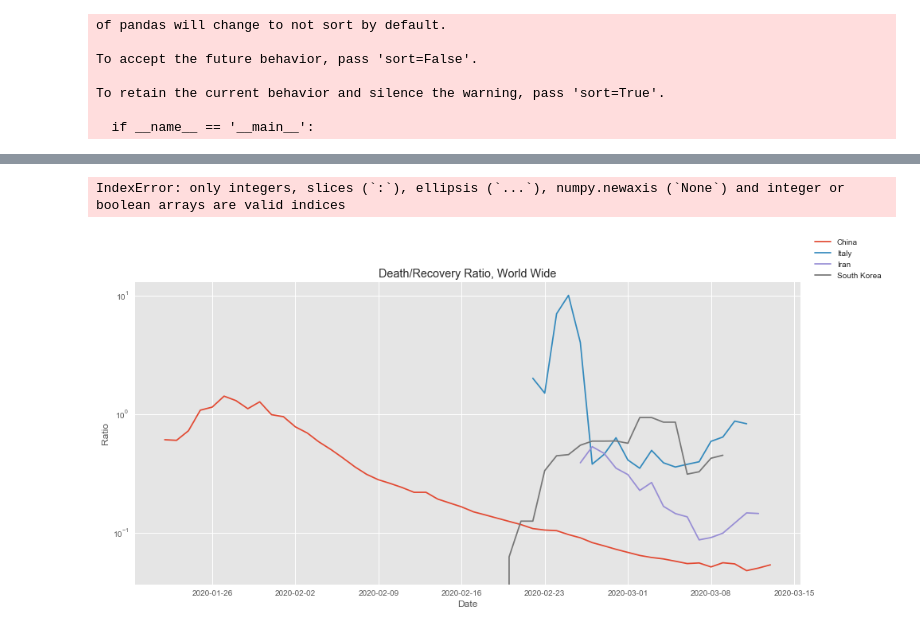
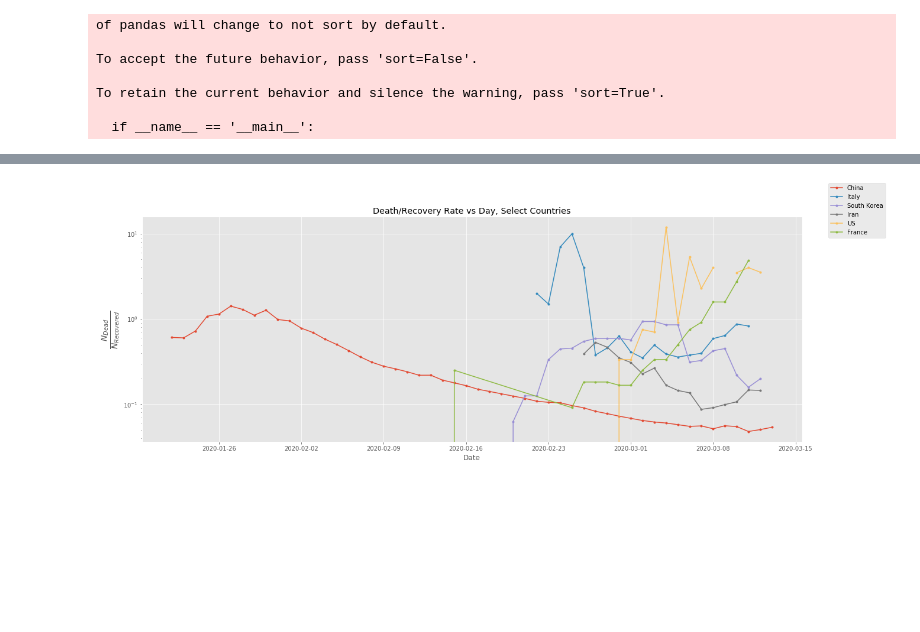
Before and after one commit to mattmendoza/COVID-19, a Jupyter notebook: DataExploration.ipynb, the cells around one changed output, grey strips where cells are left out. Saved outputs shown, nothing was run; the diff lists cells and outputs as text; code cells hidden in the pictures; blank space fills up the shorter version.

```diff
--- a/DataExploration.ipynb
+++ b/DataExploration.ipynb
@@ -1,10 +1,11 @@
 # %%
 import pandas as pd
 import numpy as np
-import glob, os
+import glob, os, matplotlib
 from matplotlib import pyplot as plt
+from scipy.interpolate import make_interp_spline, BSpline
 
-plt.style.use('ggplot')
+plt.style.use('seaborn-colorblind')
 # %%
 listoffiles = [pd.read_csv(file) for file in glob.glob("csse_covid_19_data/csse_covid_19_daily_reports/*.csv")]
 # %%
@@ -26,5 +27,3 @@ To accept the future behavior, pass 'sort=False'.
 To retain the current behavior and silence the warning, pass 'sort=True'.
 
   if __name__ == '__main__':
-# %%
-df_all['Country/Region'] = df_all['Country/Region'].replace('Mainland China','China')
@@ -87,22 +125,21 @@ Text(0,0.5,'Ratio')
-# %%
-region_count
-# %% [output]
-IndexError: only integers, slices (`:`), ellipsis (`...`), numpy.newaxis (`None`) and integer or boolean arrays are valid indices
+# %%
+plotlist = list(top15[:4])
+plotlist.extend(['US','France'])
 # %%
-for country in top15[:4]:
+for country in plotlist:
     current = countries[countries['Country']==country]
-    plt.plot(current.index,current['Deaths']/current['Recovered'],label=country)
+    formats = dict(label=country,markersize=3,marker='o')
+    plt.plot(current.index,current['Deaths']/current['Recovered'],**formats)
 
-current = countries
-plt.plot(current.index,current['Deaths']/current['Recovered'],label=country)
 
 fig = plt.gcf(); ax = plt.gca()
-fig.set_size_inches(15,7)
-ax.set_title('Death/Recovery Ratio, World Wide')
+fig.set_size_inches(20,7)
+ax.set_title('Death/Recovery Rate vs Day, Select Countries')
 fig.legend()
 ax.semilogy()
 ax.set_xlabel('Date')
-ax.set_ylabel('Ratio')
+ax.set_ylabel('$\\frac{N_{Dead}}{N_{Recovered}}$',size=20)
 ax.set_autoscalex_on(True)
+fig.savefig('CountriesCompared_RecoveryRatio.png')
 # %% [output]
-[figure, old version]
+[figure, new version]
```
Also changed, not shown: parts of 17 cells of this notebook, 59 other files.
